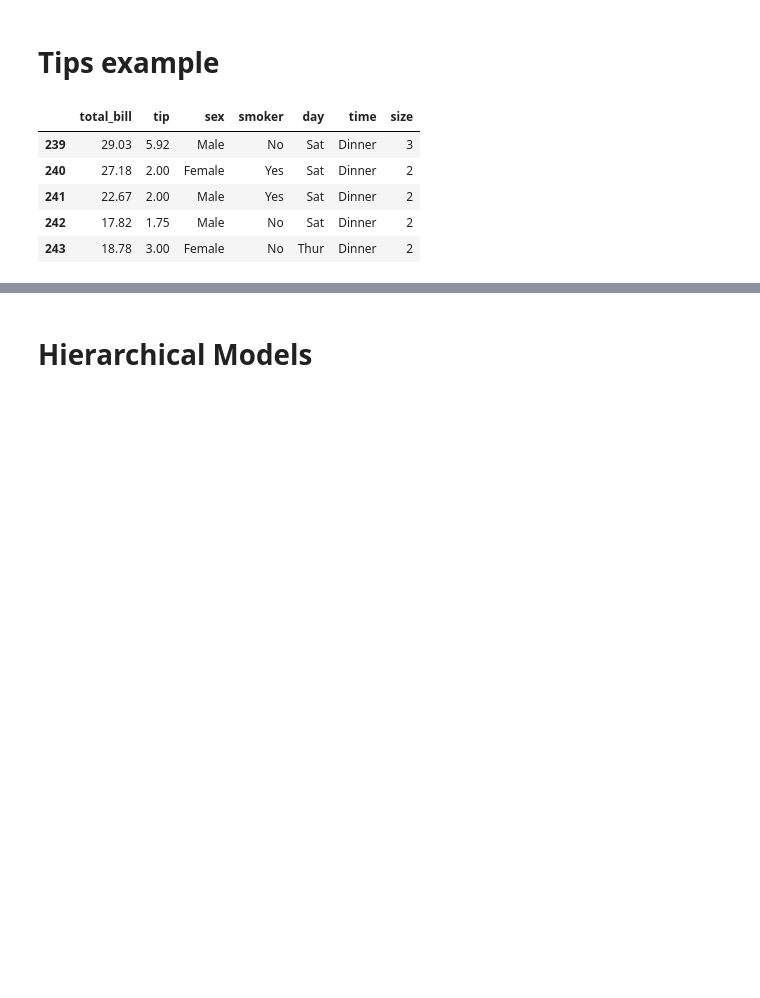
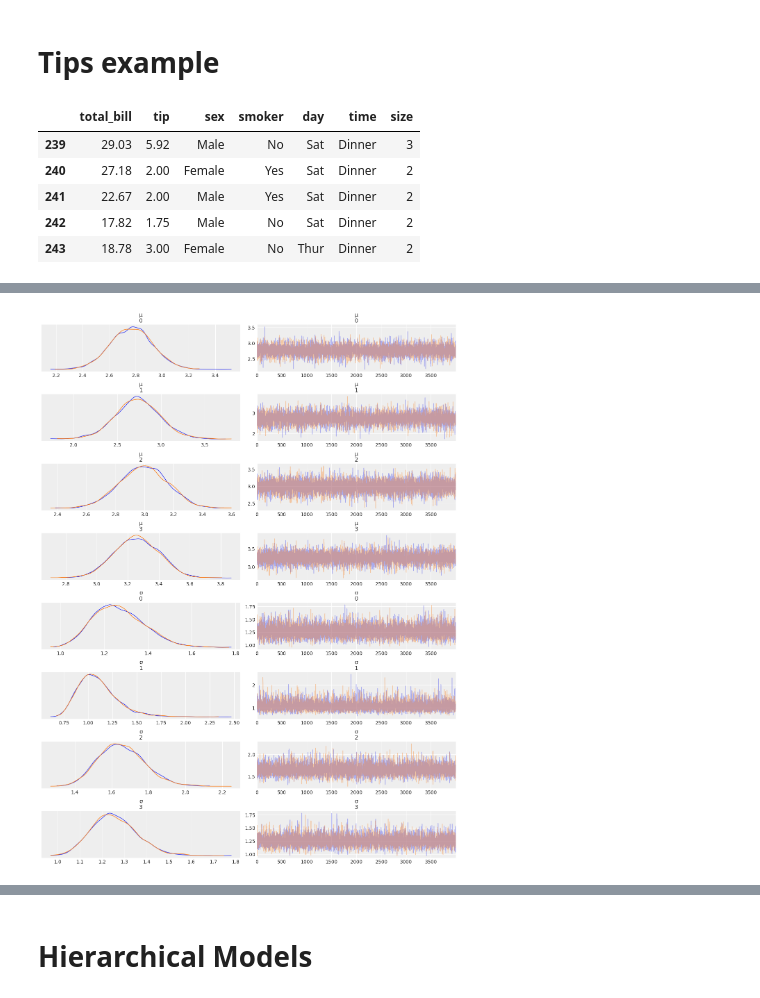
Before and after one commit to tallamjr/bap-numpyro, a Jupyter notebook: notebooks/02-programming-probabilistically.ipynb, the cells around one changed output, grey strips where cells are left out. Drawn from its saved outputs; the diff is of its cells as text; code cells hidden in the pictures; blank space fills up the shorter version.

```diff
--- a/notebooks/02-programming-probabilistically.ipynb
+++ b/notebooks/02-programming-probabilistically.ipynb
@@ -361,14 +357,16 @@ AttributeError: 'dict' object has no attribute 'dtype'
 tip = tips['tip'].values
 idx = pd.Categorical(tips['day'],
                      categories=['Thur', 'Fri', 'Sat', 'Sun']).codes
-groups = len(np.unique(idx))
+groups = len(jnp.unique(idx))
-# %%
-with pm.Model() as comparing_groups:
-    μ = pm.Normal('μ', mu=0, sd=10, shape=groups)
-    σ = pm.HalfNormal('σ', sd=10, shape=groups)
-
-    y = pm.Normal('y', mu=μ[idx], sd=σ[idx], observed=tip)
-
-    trace_cg = pm.sample(5000)
-az.plot_trace(trace_cg)
-plt.savefig('B11197_02_17.png', dpi=300)
+# %%
+def model(N=len(idx), obs=None):
+    μ = numpyro.sample('μ', dist.Normal(loc=0., scale=10.), sample_shape=(groups,))
+    σ = numpyro.sample('σ', dist.HalfNormal(scale=10.), sample_shape=(groups,))
+
+    with numpyro.plate("N", N):
+        numpyro.sample('y', dist.Normal(loc=μ[idx], scale=σ[idx]), obs=obs)
+
+
+kernel = NUTS(model)
+mcmc4 = MCMC(kernel, num_warmup=1000, num_samples=4000, num_chains=2)
+mcmc4.run(random.PRNGKey(seed), obs=tip)
@@ -375 +375,6 @@ plt.savefig('B11197_02_17.png', dpi=300)
+# %%
+az.plot_trace(az.from_numpyro(mcmc4), compact=False)
+plt.show()
+# %% [output]
+[figure, added]
 # %%
```
Also changed, not shown: parts of 27 cells of this notebook.
